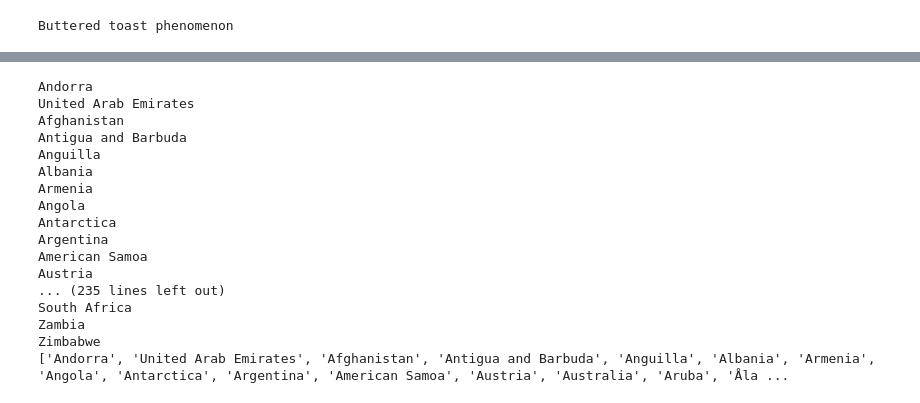
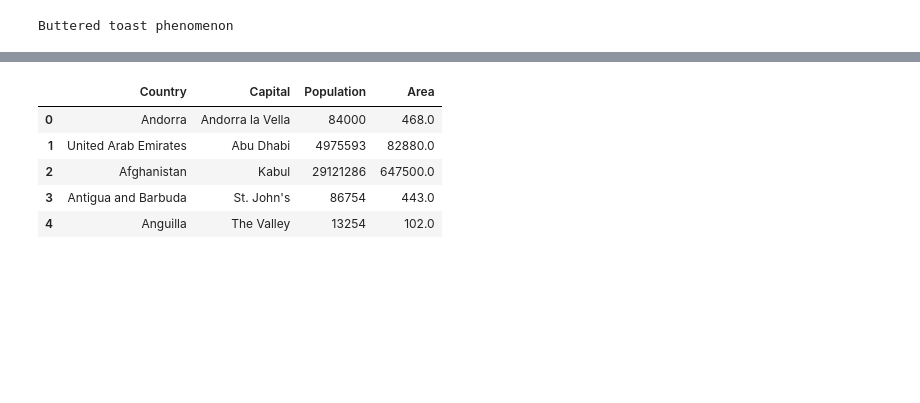
Before and after one commit to ameenfh/DataScience1, a Jupyter notebook: CodeTemplates/WebScraping.ipynb, the cells around one changed output, grey strips where cells are left out. Saved outputs shown, nothing was run; the diff lists cells and outputs as text; code cells hidden in the pictures; blank space fills up the shorter version.

```diff
--- a/CodeTemplates/WebScraping.ipynb
+++ b/CodeTemplates/WebScraping.ipynb
@@ -97,37 +99,54 @@ Text(0.5, 0, "Number of 'And' Per Page")
 # %%
 #Warm Up
-
 from bs4 import BeautifulSoup
 import requests
 
 url = "https://www.scrapethissite.com/pages/simple/"
 response = requests.get(url)
 
 soup = BeautifulSoup(response.text, "html.parser")
 
 header = soup.find_all('h3')
 
-list = []
+country = []
 for i in range(len(header)):
     a = header[i].text.strip()
-    print(a)
-    list.append(a)
-print(list)
+    country.append(a)
+
+header = soup.find_all('span', class_ = 'country-capital')
+
+capital = []
+for i in range(len(header)):
+    a = header[i].text.strip()
+    capital.append(a)
+
+
+header = soup.find_all('span', class_ = 'country-population')
+population = []
+for i in range(len(header)):
+    a = header[i].text.strip()
+    population.append(a)
+
+
+header = soup.find_all('span', class_ ='country-area')
+area = []
+for i in range(len(header)):
+    a = header[i].text.strip()
+    area.append(a)
+
+df = pd.DataFrame({
+    "Country": country,
+    "Capital": capital,
+    "Population": population,
+    "Area":   area
+}
+)
+
+df.head()
 # %% [output]
-Andorra
-United Arab Emirates
-Afghanistan
-Antigua and Barbuda
-Anguilla
-Albania
-Armenia
-Angola
-Antarctica
-Argentina
-American Samoa
-Austria
-... (235 lines left out)
-South Africa
-Zambia
-Zimbabwe
-['Andorra', 'United Arab Emirates', 'Afghanistan', 'Antigua and Barbuda', 'Anguilla', 'Albania', 'Armenia', 'Angola', 'Antarctica', 'Argentina', 'American Samoa', 'Austria', 'Australia', 'Aruba', 'Åla ...
+|  | Country | Capital | Population | Area |
+| 0 | Andorra | Andorra la Vella | 84000 | 468.0 |
+| 1 | United Arab Emirates | Abu Dhabi | 4975593 | 82880.0 |
+| 2 | Afghanistan | Kabul | 29121286 | 647500.0 |
+| 3 | Antigua and Barbuda | St. John's | 86754 | 443.0 |
+| 4 | Anguilla | The Valley | 13254 | 102.0 |
```
Also changed, not shown: parts of 6 cells of this notebook, 2 other files.
